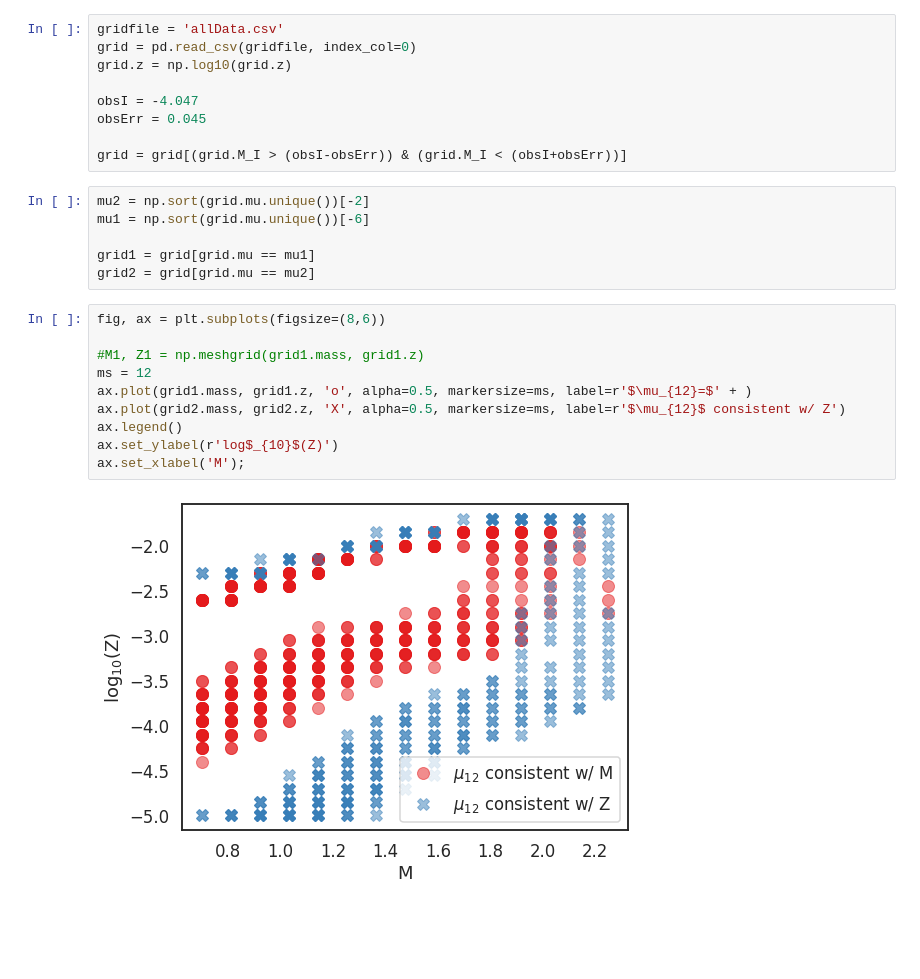
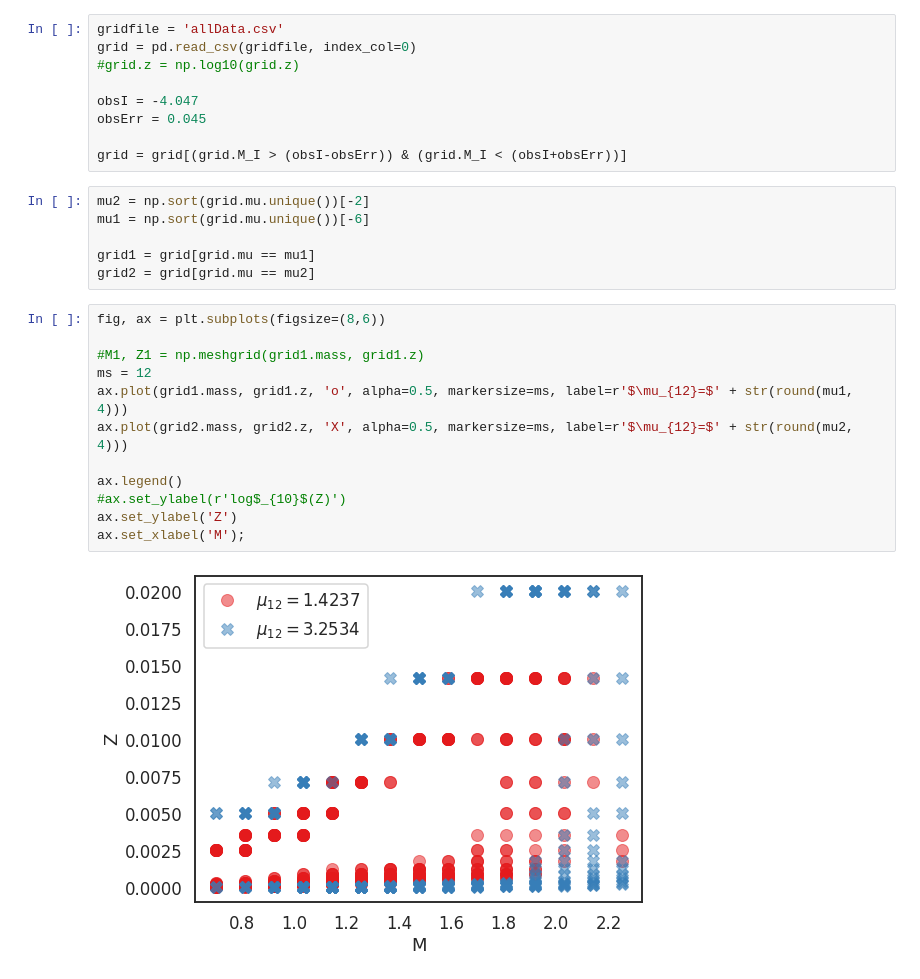
Before and after one commit to noahfranz13/NMDinStars, a Jupyter notebook: analysis/output_analysis/checkContours.ipynb, the cells around one changed output. Drawn from its saved outputs; the diff is of its cells as text; blank space fills up the shorter version.

```diff
--- a/analysis/output_analysis/checkContours.ipynb
+++ b/analysis/output_analysis/checkContours.ipynb
@@ -9,7 +9,7 @@ sb.set(context='talk', palette='Set1', style='white')
 # %%
 gridfile = 'allData.csv'
 grid = pd.read_csv(gridfile, index_col=0)
-grid.z = np.log10(grid.z)
+#grid.z = np.log10(grid.z)
 
 obsI = -4.047
 obsErr = 0.045
@@ -24,12 +24,14 @@ grid2 = grid[grid.mu == mu2]
 # %%
 fig, ax = plt.subplots(figsize=(8,6))
 
 #M1, Z1 = np.meshgrid(grid1.mass, grid1.z)
 ms = 12
-ax.plot(grid1.mass, grid1.z, 'o', alpha=0.5, markersize=ms, label=r'$\mu_{12}=$' + )
-ax.plot(grid2.mass, grid2.z, 'X', alpha=0.5, markersize=ms, label=r'$\mu_{12}$ consistent w/ Z')
+ax.plot(grid1.mass, grid1.z, 'o', alpha=0.5, markersize=ms, label=r'$\mu_{12}=$' + str(round(mu1, 4)))
+ax.plot(grid2.mass, grid2.z, 'X', alpha=0.5, markersize=ms, label=r'$\mu_{12}=$' + str(round(mu2, 4)))
+
 ax.legend()
-ax.set_ylabel(r'log$_{10}$(Z)')
+#ax.set_ylabel(r'log$_{10}$(Z)')
+ax.set_ylabel('Z')
 ax.set_xlabel('M');
 # %% [output]
-[figure, old version]
+[figure, new version]
```
